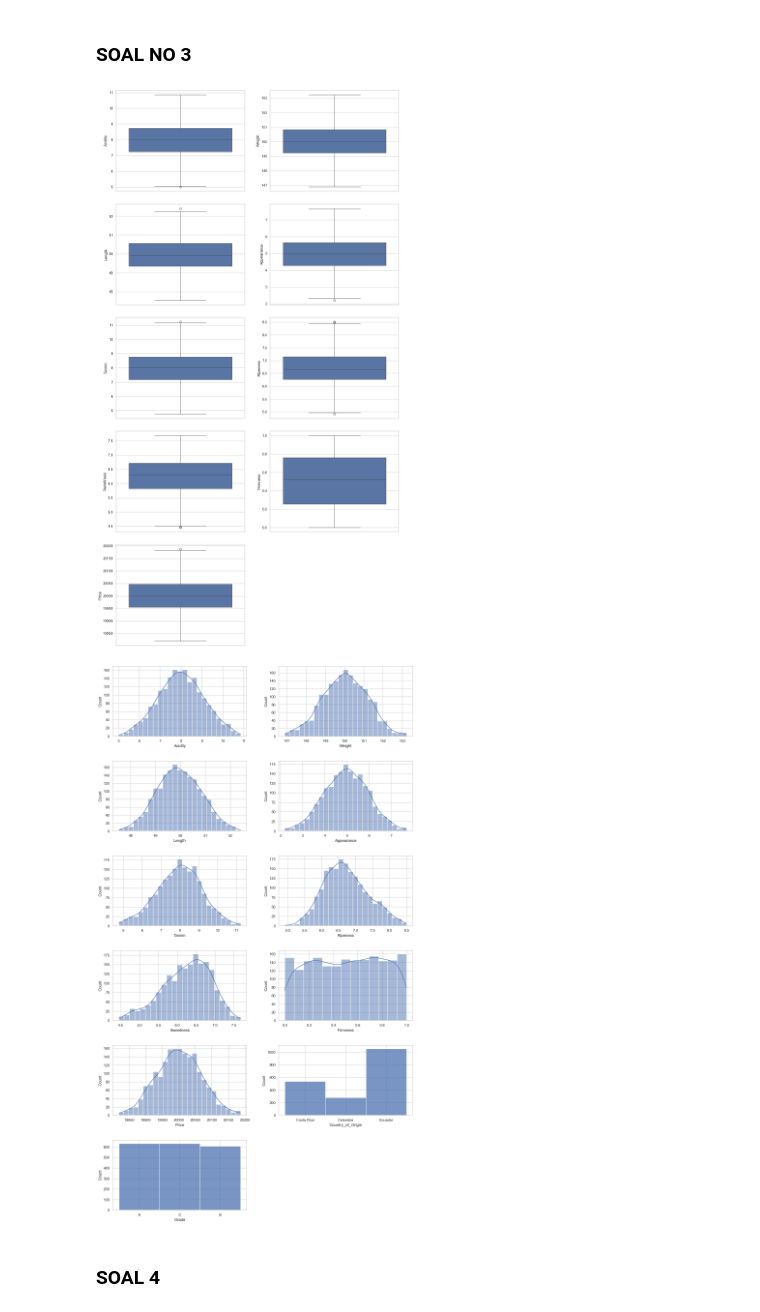
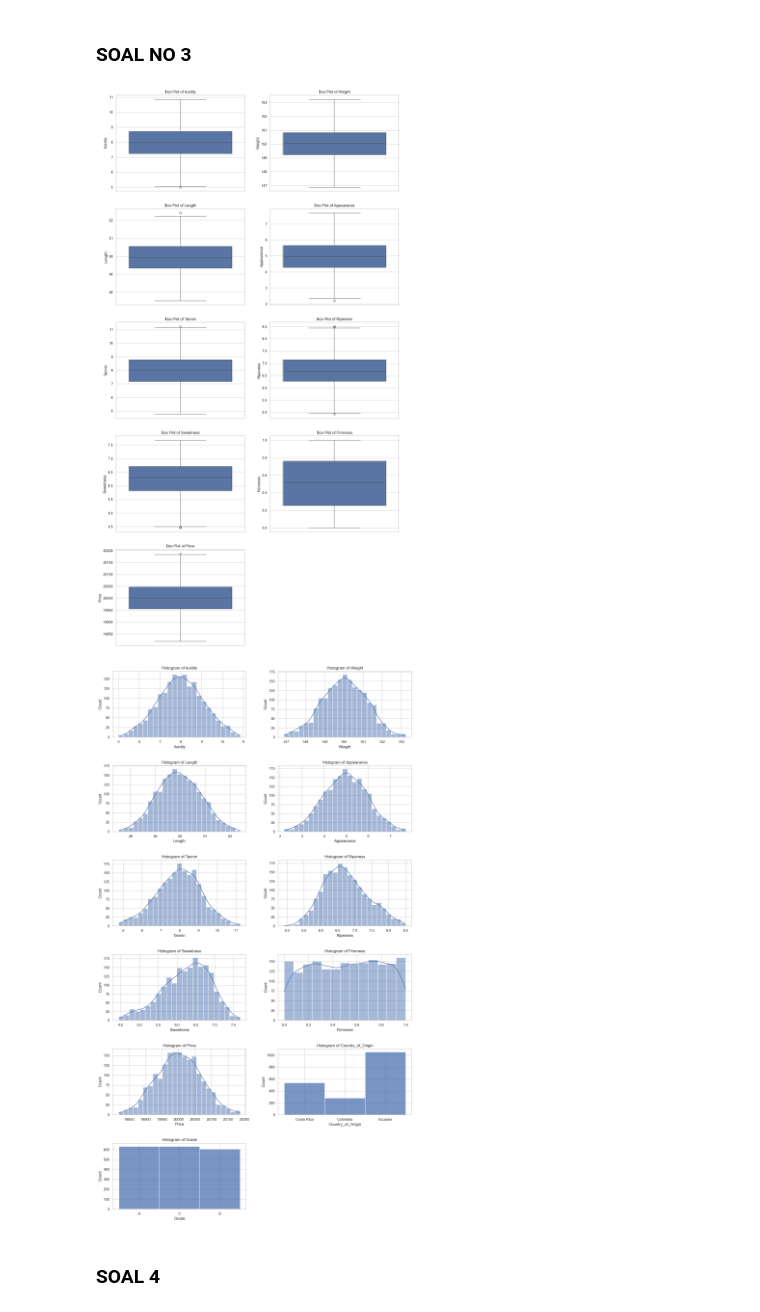
Before and after one commit to BocilBlunder/Tubes-Probstat, a Jupyter notebook: K01-IF2220-13522073-13522113.ipynb, the cells around one changed output. Cells and saved outputs as stored; diff of their text form; code cells hidden in the pictures.

```diff
--- a/K01-IF2220-13522073-13522113.ipynb
+++ b/K01-IF2220-13522073-13522113.ipynb
@@ -273,35 +276,38 @@ B    0.324238
 sns.set_theme(style="whitegrid")
 
 numeric_columns = ['Acidity', 'Weight', 'Length', 'Appearance', 'Tannin', 'Ripeness', 'Sweetness', 'Firmness', 'Price']
 
 categorical_columns = ['Country_of_Origin', 'Grade']
 
 fig, axes = plt.subplots(5, 2, figsize=(14, 25))
 
 for i, col in enumerate(numeric_columns):
     sns.boxplot(data=df, y=col, ax=axes[i//2, i%2])
+    axes[i//2, i%2].set_title(f'Box Plot of {col}')
 
 for i in range(len(numeric_columns), 10):
     axes[i//2, i%2].axis('off')
 
 fig.tight_layout(pad=3.0)
 plt.show()
 
 fig, axes = plt.subplots(6, 2, figsize=(14, 24))
 for i, col in enumerate(numeric_columns + categorical_columns):
     if col in numeric_columns:
         sns.histplot(data=df, x=col, kde=True, ax=axes[i//2, i%2])
+        axes[i//2, i%2].set_title(f'Histogram of {col}')
     else:
         sns.histplot(data=df, x=col, ax=axes[i//2, i%2], discrete=True)
+        axes[i//2, i%2].set_title(f'Histogram of {col}')
 
 if len(numeric_columns + categorical_columns) % 2 != 0:
     axes[-1, -1].axis('off')
 
 fig.tight_layout(pad=3.0)
 plt.show()
 # %% [output]
-[figure, old version]
+[figure, new version]
-[figure, old version]
+[figure, new version]
 # %% [markdown]
 ### SOAL 4
 # %%
```
Also changed, not shown: parts of 7 cells of this notebook.
